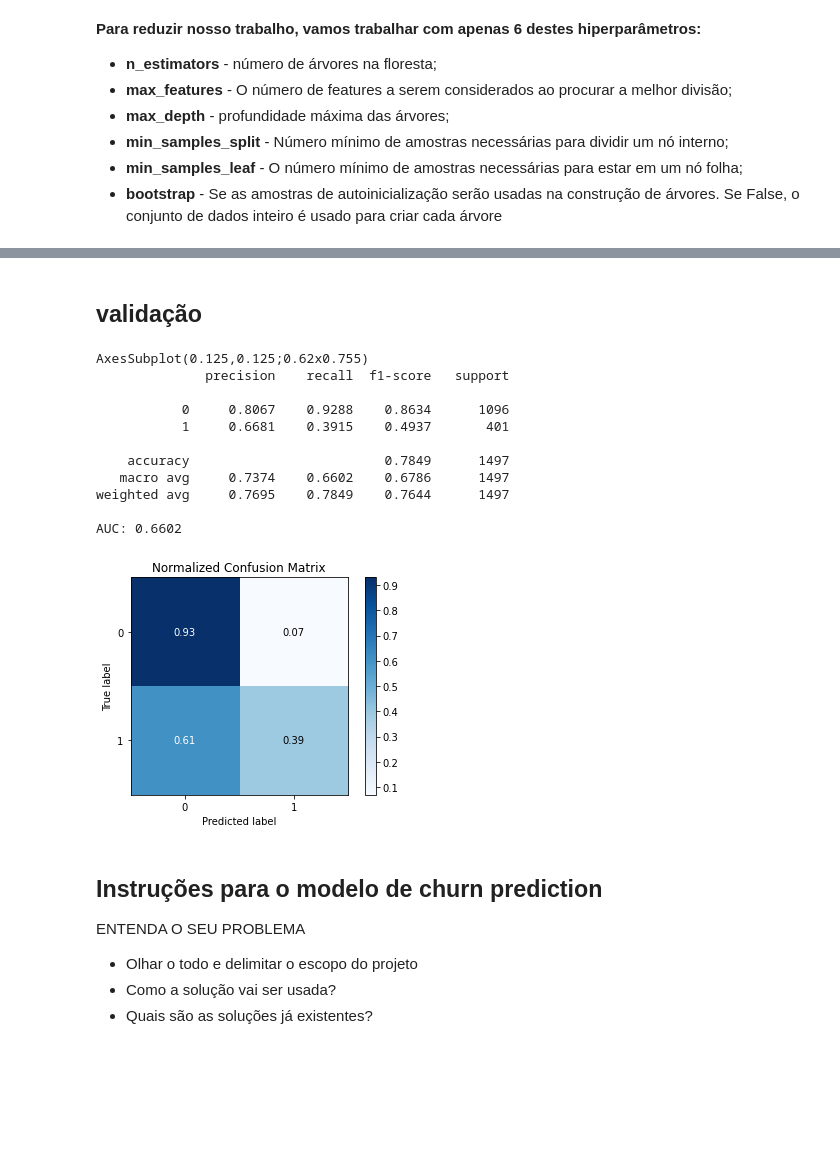
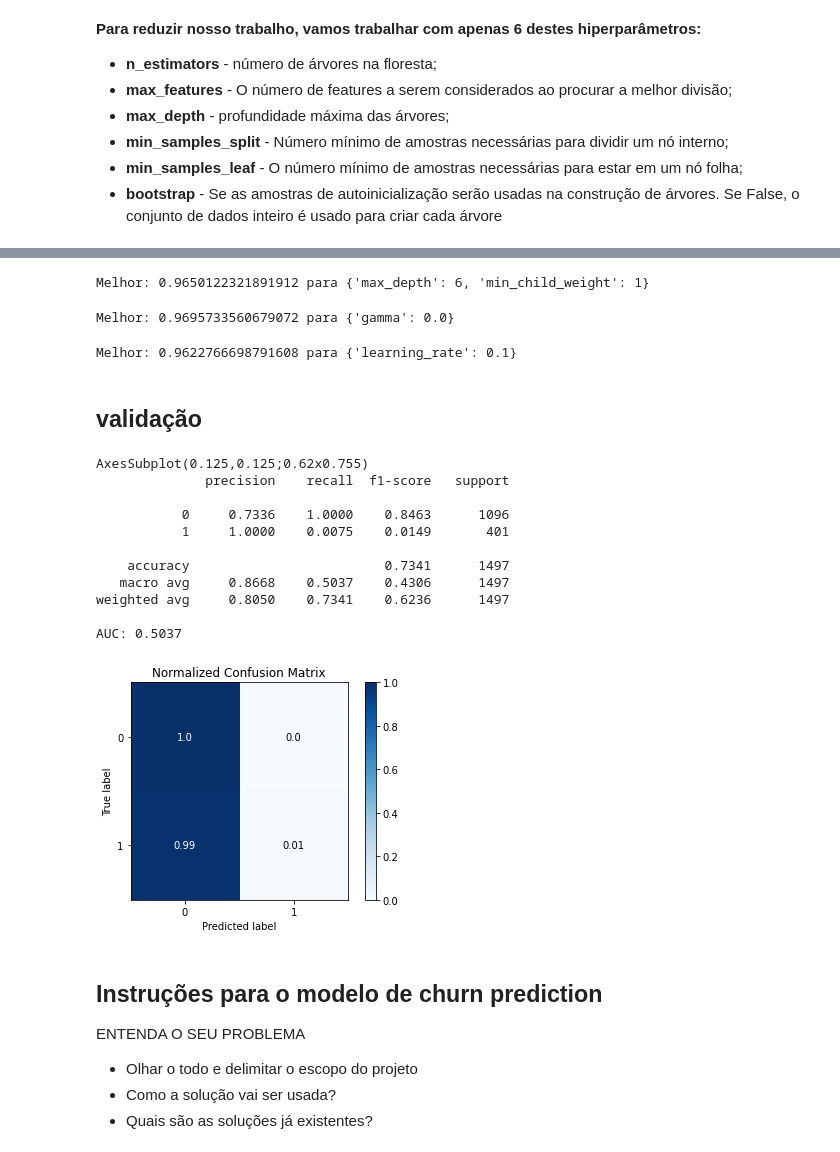
Before and after one commit to carvalhopinheiro/Portfolio, a Jupyter notebook: Cópia_de_DSNP_3_0_[Template]_Churn_Prediction_para_uma_empresa_de_Telecomunicações.ipynb, the cells around one changed output, grey strips where cells are left out. Saved outputs shown, nothing was run; the diff lists cells and outputs as text; code cells hidden in the pictures; blank space fills up the shorter version.

```diff
--- a/Cópia_de_DSNP_3_0_[Template]_Churn_Prediction_para_uma_empresa_de_Telecomunicações.ipynb
+++ b/Cópia_de_DSNP_3_0_[Template]_Churn_Prediction_para_uma_empresa_de_Telecomunicações.ipynb
@@ -692,31 +745,78 @@ print(rf.get_params())
+# %%
+xgb = XGBClassifier(learning_rate=0.1, n_estimators=950)
+
+param_grid = {
+ 'max_depth':range(1,8,1),
+ 'min_child_weight':range(1,5,1)
+}
+
+# identificar melhor parâmetro
+kfold = StratifiedKFold(n_splits=10, shuffle=True)
+grid_search = GridSearchCV(xgb, param_grid, scoring="recall", n_jobs=-1, cv=kfold)
+grid_result = grid_search.fit(X_ros, y_ros)
+
+# ver resultados
+print("Melhor: {} para {}".format(grid_result.best_score_, grid_result.best_params_))
+# %% [output]
+Melhor: 0.9650122321891912 para {'max_depth': 6, 'min_child_weight': 1}
+# %%
+xgb = XGBClassifier(learning_rate=0.1, n_estimators=950, max_depth=6, min_child_weight=1)
+param_grid = {
+ 'gamma':[i/10.0 for i in range(0,5)]
+}
+
+# identificar melhor parâmetro
+kfold = StratifiedKFold(n_splits=10, shuffle=True)
+grid_search = GridSearchCV(xgb, param_grid, scoring="recall", n_jobs=-1, cv=kfold)
+grid_result = grid_search.fit(X_ros, y_ros)
+
+# ver resultados
+print("Melhor: {} para {}".format(grid_result.best_score_, grid_result.best_params_))
+# %% [output]
+Melhor: 0.9695733560679072 para {'gamma': 0.0}
+# %%
+xgb = XGBClassifier(n_estimators=950, max_depth=6, min_child_weight=1,gamma=0)
+param_grid = {
+ 'learning_rate':[0.001, 0.01, 0.1, 1]
+}
+
+# identificar melhor parâmetro
+kfold = StratifiedKFold(n_splits=10, shuffle=True)
+grid_search = GridSearchCV(xgb, param_grid, scoring="recall", n_jobs=-1, cv=kfold)
+grid_result = grid_search.fit(X_ros, y_ros)
+
+# ver resultados
+print("Melhor: {} para {}".format(grid_result.best_score_, grid_result.best_params_))
+# %% [output]
+Melhor: 0.9622766698791608 para {'learning_rate': 0.1}
 # %% [markdown]
 ## validação
 # %%
 #DEFININDO MODELO E TREINANDO DADOS
-rf = RandomForestClassifier()
-rf.fit(X_ros, y_ros)
+xgb = XGBClassifier(learning_rate=0.1,n_estimators=950, max_depth=6, min_child_weight=1,gamma=0)
+xgb.fit(X_ros, y_ros)
 #FAZENDO PREVISAO EM CIMA DOS DADOS DE TESTE
 X_test = scaler.transform(X_test)
-y_pred = rf.predict(X_test)
+y_pred = xgb.predict(X_test)
 # MATRIZ CONFUSÃO
 print(skplt.metrics.plot_confusion_matrix(y_test, y_pred, normalize=True))
 # MEDIDAS DE AVALIAÇÃO
 print(classification_report(y_test, y_pred, digits=4))
 # AUC
 print("AUC: {:.4f}".format(roc_auc_score(y_test, y_pred)))
 # %% [output]
 AxesSubplot(0.125,0.125;0.62x0.755)
               precision    recall  f1-score   support
 
-           0     0.8067    0.9288    0.8634      1096
-           1     0.6681    0.3915    0.4937       401
+           0     0.7336    1.0000    0.8463      1096
+           1     1.0000    0.0075    0.0149       401
 
-    accuracy                         0.7849      1497
-   macro avg     0.7374    0.6602    0.6786      1497
-weighted avg     0.7695    0.7849    0.7644      1497
+    accuracy                         0.7341      1497
+   macro avg     0.8668    0.5037    0.4306      1497
+weighted avg     0.8050    0.7341    0.6236      1497
 
-AUC: 0.6602
+AUC: 0.5037
-[figure, old version]
+[figure, new version]
 # %% [markdown]
 ## Instruções para o modelo de churn prediction
 
```
Also changed, not shown: parts of 22 cells of this notebook.
